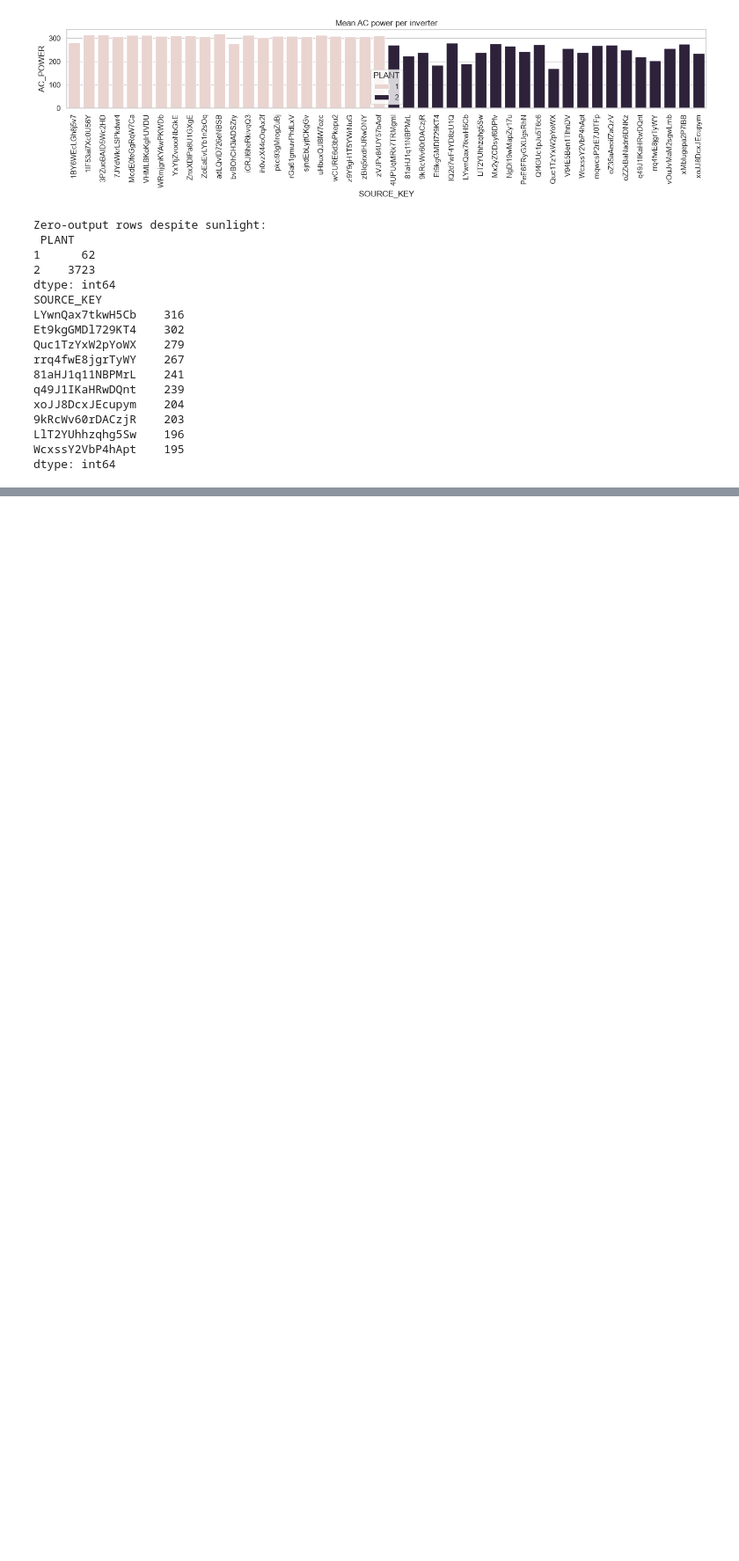
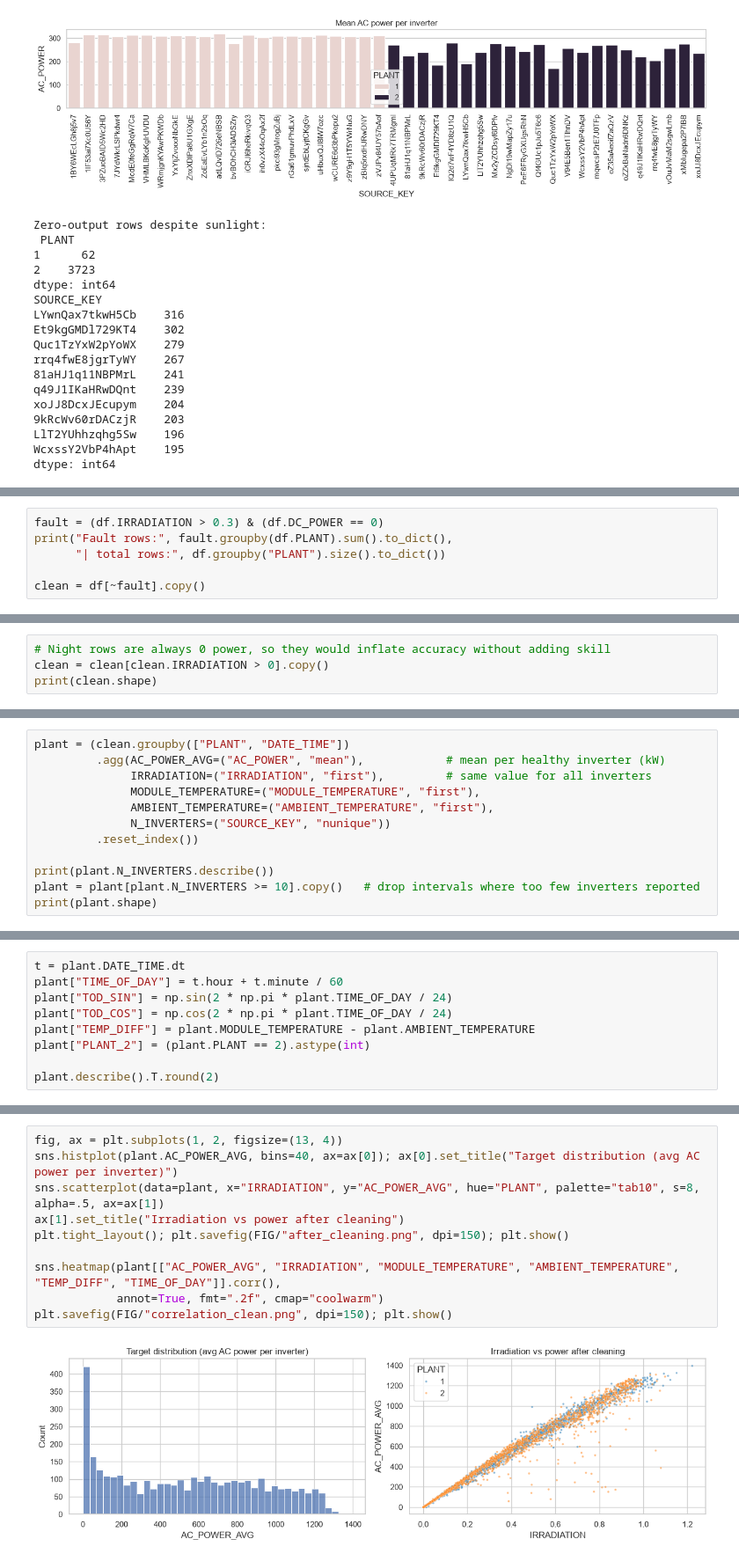
Before and after one commit to Hridhya243/solar_power_generation, a Jupyter notebook: notebooks/1. EDA.ipynb, the cells around one changed output, grey strips where cells are left out. Shown at 88% size. Saved outputs shown, nothing was run; the diff lists cells and outputs as text; blank space fills up the shorter version.

```diff
--- a/notebooks/1. EDA.ipynb
+++ b/notebooks/1. EDA.ipynb
@@ -140,0 +165,6 @@ dtype: int64
+# %%
+fault = (df.IRRADIATION > 0.3) & (df.DC_POWER == 0)
+print("Fault rows:", fault.groupby(df.PLANT).sum().to_dict(),
+      "| total rows:", df.groupby("PLANT").size().to_dict())
+
+clean = df[~fault].copy()
@@ -140,0 +173,4 @@ dtype: int64
+# %%
+# Night rows are always 0 power, so they would inflate accuracy without adding skill
+clean = clean[clean.IRRADIATION > 0].copy()
+print(clean.shape)
@@ -140,0 +179,12 @@ dtype: int64
+# %%
+plant = (clean.groupby(["PLANT", "DATE_TIME"])
+         .agg(AC_POWER_AVG=("AC_POWER", "mean"),            # mean per healthy inverter (kW)
+              IRRADIATION=("IRRADIATION", "first"),         # same value for all inverters
+              MODULE_TEMPERATURE=("MODULE_TEMPERATURE", "first"),
+              AMBIENT_TEMPERATURE=("AMBIENT_TEMPERATURE", "first"),
+              N_INVERTERS=("SOURCE_KEY", "nunique"))
+         .reset_index())
+
+print(plant.N_INVERTERS.describe())
+plant = plant[plant.N_INVERTERS >= 10].copy()   # drop intervals where too few inverters reported
+print(plant.shape)
@@ -140,0 +202,9 @@ dtype: int64
+# %%
+t = plant.DATE_TIME.dt
+plant["TIME_OF_DAY"] = t.hour + t.minute / 60
+plant["TOD_SIN"] = np.sin(2 * np.pi * plant.TIME_OF_DAY / 24)
+plant["TOD_COS"] = np.cos(2 * np.pi * plant.TIME_OF_DAY / 24)
+plant["TEMP_DIFF"] = plant.MODULE_TEMPERATURE - plant.AMBIENT_TEMPERATURE
+plant["PLANT_2"] = (plant.PLANT == 2).astype(int)
+
+plant.describe().T.round(2)
@@ -140,0 +225,12 @@ dtype: int64
+# %%
+fig, ax = plt.subplots(1, 2, figsize=(13, 4))
+sns.histplot(plant.AC_POWER_AVG, bins=40, ax=ax[0]); ax[0].set_title("Target distribution (avg AC power per inverter)")
+sns.scatterplot(data=plant, x="IRRADIATION", y="AC_POWER_AVG", hue="PLANT", palette="tab10", s=8, alpha=.5, ax=ax[1])
+ax[1].set_title("Irradiation vs power after cleaning")
+plt.tight_layout(); plt.savefig(FIG/"after_cleaning.png", dpi=150); plt.show()
+
+sns.heatmap(plant[["AC_POWER_AVG", "IRRADIATION", "MODULE_TEMPERATURE", "AMBIENT_TEMPERATURE", "TEMP_DIFF", "TIME_OF_DAY"]].corr(),
+            annot=True, fmt=".2f", cmap="coolwarm")
+plt.savefig(FIG/"correlation_clean.png", dpi=150); plt.show()
+# %% [output]
+[figure, added]
```
Also changed, not shown: parts of 9 cells of this notebook, 8 other files.
